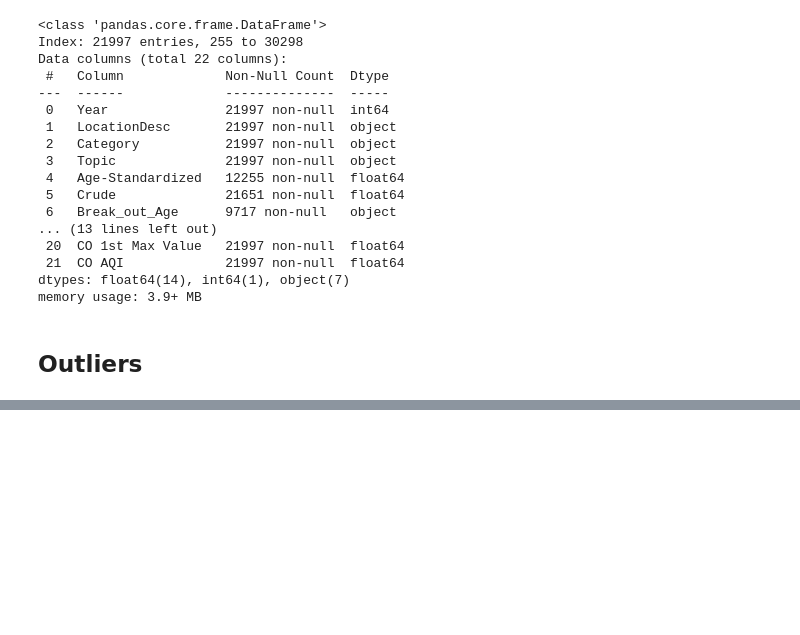
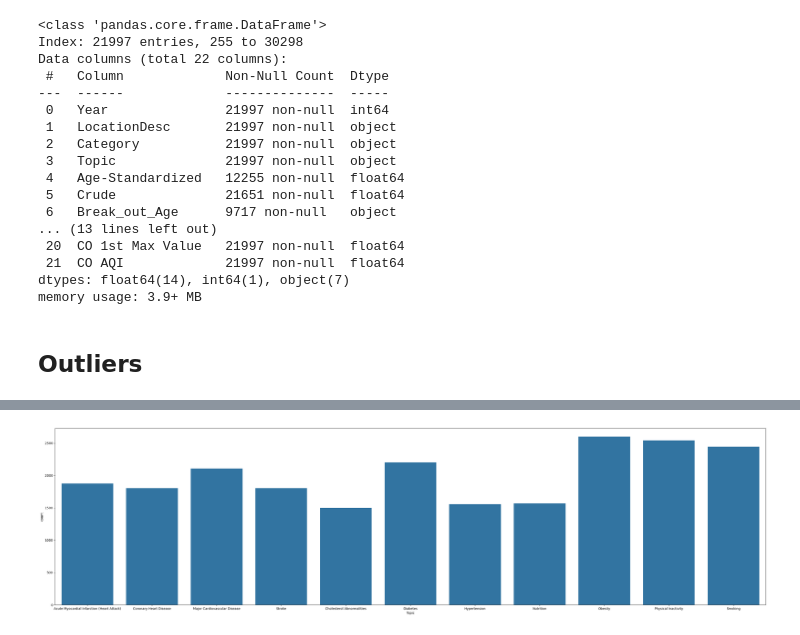
Before and after one commit to galav12/CSC442-Project, a Jupyter notebook: dataset_cleaner.ipynb, the cells around one changed output, grey strips where cells are left out. Saved outputs shown, nothing was run; the diff lists cells and outputs as text; code cells hidden in the pictures; blank space fills up the shorter version.

```diff
--- a/dataset_cleaner.ipynb
+++ b/dataset_cleaner.ipynb
@@ -132,0 +196,6 @@ plt.show()
+# %%
+plt.figure(figsize=(40,10))
+sns.countplot(x="Topic", data = merged_data)
+plt.show()
+# %% [output]
+[figure, added]
```
Also changed, not shown: parts of 31 cells of this notebook.
